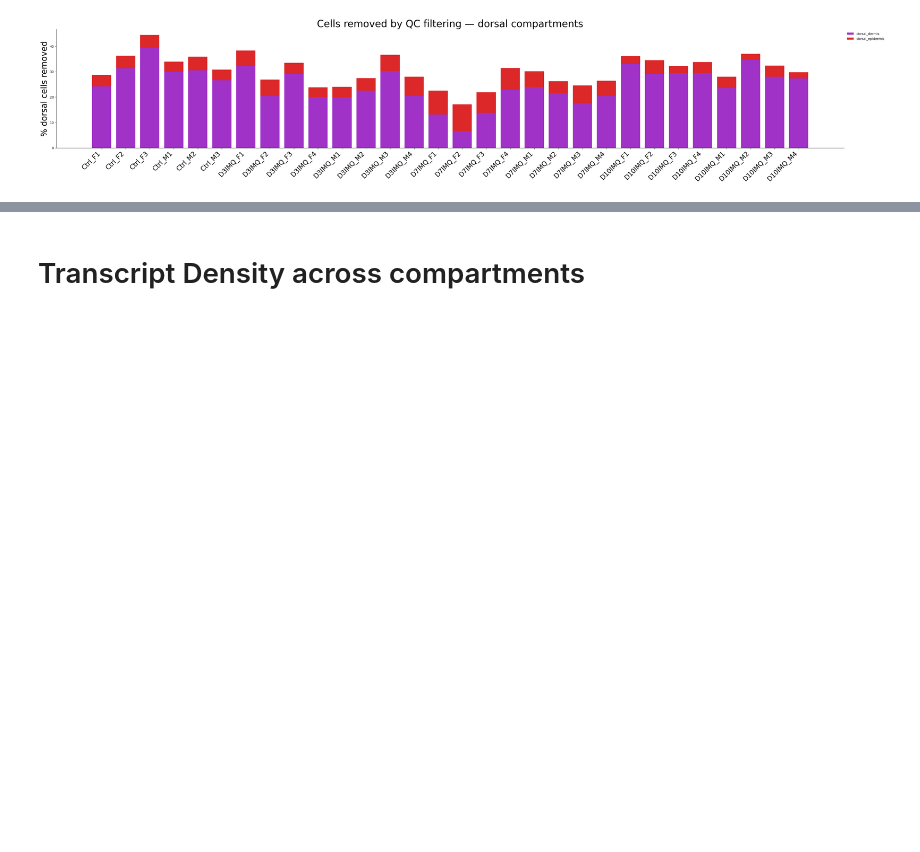
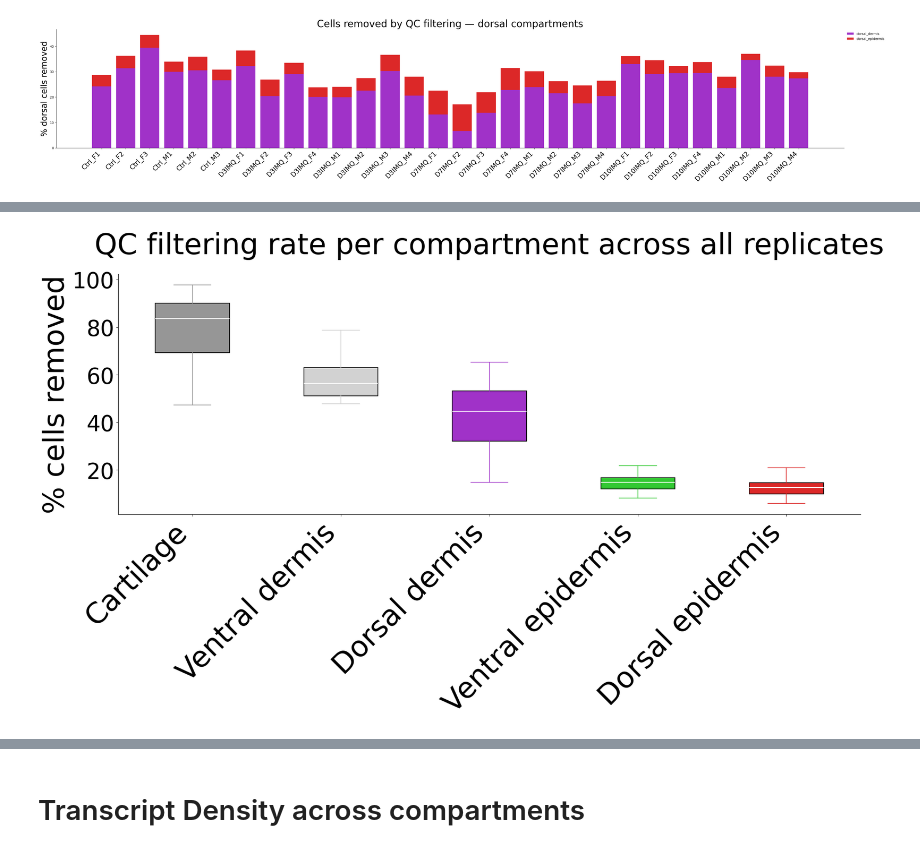
Before and after one commit to DominicBuxton/iMSC_Xenium_Phenocycler_Analysis, a Jupyter notebook: Graphs_Figures_Stats/QC_Integration_Assignment_figure/QC_graphs.ipynb, the cells around one changed output, grey strips where cells are left out. Saved outputs shown, nothing was run; the diff lists cells and outputs as text; code cells hidden in the pictures; blank space fills up the shorter version.

```diff
--- a/Graphs_Figures_Stats/QC_Integration_Assignment_figure/QC_graphs.ipynb
+++ b/Graphs_Figures_Stats/QC_Integration_Assignment_figure/QC_graphs.ipynb
@@ -520,0 +394,68 @@ plt.show()
+# %%
+import matplotlib.pyplot as plt
+import numpy as np
+
+compartment_order = ['cartilage', 'ventral_dermis', 'dorsal_dermis','ventral_epidermis', 'dorsal_epidermis']
+compartment_colors = ["#969696", '#D2D2D2', '#A032C8', '#32C832', '#DC2828']
+
+comp_data = {comp: [] for comp in compartment_order}
+
+for name, adata in reps.items():
+    removed_mask = (
+        (adata.obs['transcript_counts'] < 10) | (adata.obs['n_genes_by_counts'] < 10) |
+        (adata.obs['control_probe_counts'] > 0) |
+        (adata.obs['genomic_control_counts'] > 0) |
+        (adata.obs['control_codeword_counts'] > 0) |
+        (adata.obs['unassigned_codeword_counts'] > 0)
+    )
+    removed_obs = adata.obs[removed_mask]
+
+    for comp in compartment_order:
+        comp_total = (adata.obs['compartment'] == comp).sum()
+        n_removed = (removed_obs['compartment'] == comp).sum()
+        comp_data[comp].append(n_removed / comp_total * 100)
+
+# --- plot ---
+# --- MODIFIED FIGSIZE HERE ---
+fig, ax = plt.subplots(figsize=(20, 12)) # TOGGLE FIGSIZE HERE
+
+data = [comp_data[comp] for comp in compartment_order]
+
+bp = ax.boxplot(data, patch_artist=True,
+                medianprops=dict(linewidth=1.5),
+                whiskerprops=dict(linewidth=1.2),
+                capprops=dict(linewidth=1.2),
+                boxprops=dict(linewidth=1.2),
+                showfliers=False)
+for patch, color in zip(bp['boxes'], compartment_colors):
+    patch.set_facecolor(color)
+
+for i, color in enumerate(compartment_colors):
+    for element in ['whiskers', 'caps']:
+        bp[element][i*2].set_color(color)
+        bp[element][i*2+1].set_color(color)
+    bp['medians'][i].set_color('white')
+
+
+ax.set_xticks(range(1, len(compartment_order) + 1))
+
+label_names = ['Cartilage', 'Ventral dermis', 'Dorsal dermis', 'Ventral epidermis', 'Dorsal epidermis']
+
+# --- MODIFIED XTICK LABELS FONTSIZE HERE ---
+ax.set_xticklabels(label_names, rotation=45, ha='right', fontsize=50) # TOGGLE XTICK LABELS FONTSIZE HERE
+
+ax.set_yticklabels(range(0,120, 20), fontsize=38) # TOGGLE YTICK LABELS
+
+# --- MODIFIED Y-AXIS LABEL FONTSIZE HERE ---
+ax.set_ylabel('% cells removed', fontsize = 50) # TOGGLE Y-AXIS LABEL FONTSIZE HERE
+
+# --- MODIFIED TITLE FONTSIZE AND PADDING HERE ---
+ax.set_title('QC filtering rate per compartment across all replicates', fontsize=50, pad=35) # TOGGLE TITLE HERE
+
+ax.spines[['top', 'right']].set_visible(False)
+
+plt.tight_layout()
+plt.savefig(r"C:\Users\dbuxton\OneDrive\Desktop\biochem\Year 4\Thesis\results figures or slides\Final assembly\QC_figures\QC_per_compartment.png", dpi = 500, bbox_inches = 'tight')
+plt.show()
+# %% [output]
+[figure, added]
```
Also changed, not shown: parts of 5 cells of this notebook.
